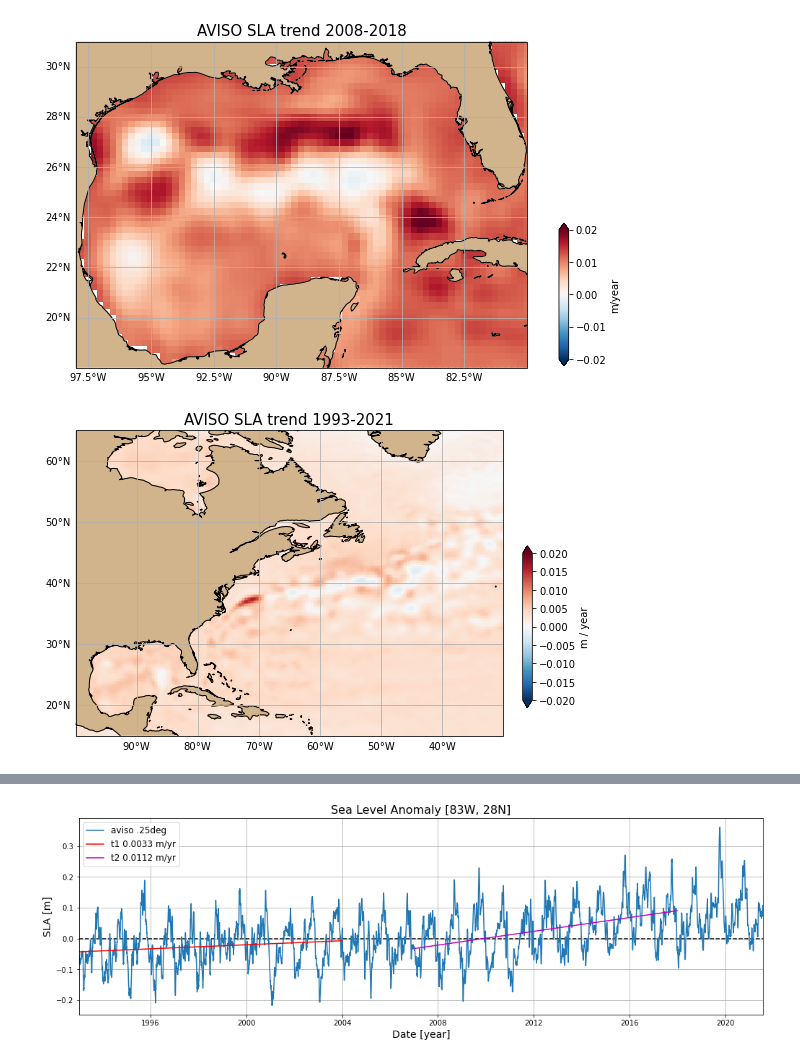
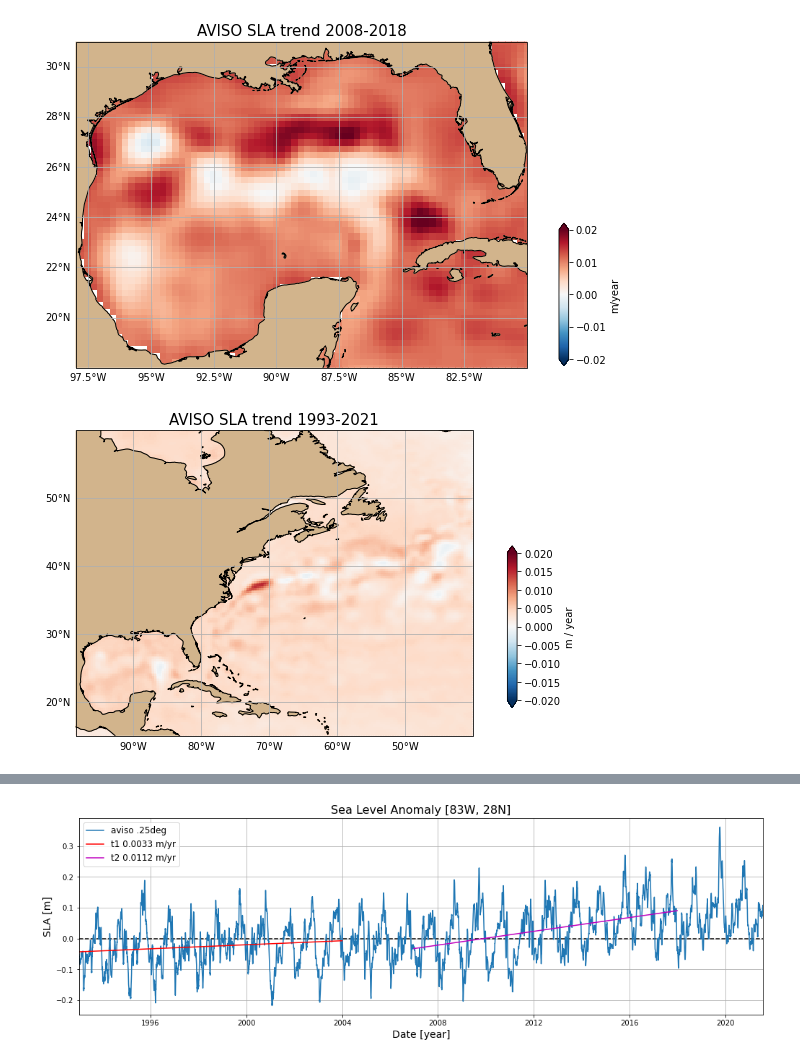
Before and after one commit to jakesteinberg/nasa_ostst, a Jupyter notebook: tide_gauge.ipynb, the cells around one changed output, grey strips where cells are left out. Saved outputs shown, nothing was run; the diff lists cells and outputs as text; code cells hidden in the pictures.

```diff
--- a/tide_gauge.ipynb
+++ b/tide_gauge.ipynb
@@ -178,26 +198,32 @@ avsla_raw = av_tot.sla
 # -- remove spatial mean from each time
 # avsla_raw = avsla_raw - msl
 # -- remove time mean (if generating master time series plot )
-avsla_raw_mean = avsla_raw.sel(time=slice("1993-01-01", "2017-12-31")).mean(dim='time')
+avsla_raw_mean = avsla_raw.sel(time=slice("1993-01-01", "2021-08-02")).mean(dim='time')
 avsla_raw = avsla_raw - avsla_raw_mean
 # -- extract times
-avsla_trend_time_1 = av_tot.time.sel(time=slice("1993-01-01", "2003-12-31"))
-avsla_trend_time_2 = av_tot.time.sel(time=slice("2008-01-01", "2017-12-31"))
-avsla_trend_time_tot = av_tot.time.sel(time=slice("1993-01-01", "2019-12-31"))
+avsla_trend_time_1 = av_tot.time.sel(time=slice("1993-01-01", "2002-12-31"))   # oldest ten
+avsla_trend_time_2 = av_tot.time.sel(time=slice("2008-01-01", "2017-12-31"))   # ecco ten
+avsla_trend_time_3 = av_tot.time.sel(time=slice("2012-06-01", "2021-06-30"))   # newest ten
+avsla_trend_time_tot = av_tot.time.sel(time=slice("1993-01-01", "2021-08-02")) # total
 # -- extract sla over desired times
-avsla_raw_1 = avsla_raw.sel(time=slice("1993-01-01", "2003-12-31"))
+avsla_raw_1 = avsla_raw.sel(time=slice("1993-01-01", "2002-12-31"))
 avsla_raw_2 = avsla_raw.sel(time=slice("2008-01-01", "2017-12-31"))
 avsla_raw_2_mean = avsla_raw_2.mean(dim='time')
 avsla_raw_2_a = avsla_raw_2 - avsla_raw_2_mean
-
-avsla_raw_tot = avsla_raw.sel(time=slice("1993-01-01", "2019-12-31"))
+avsla_raw_3 = avsla_raw.sel(time=slice("2012-06-30", "2021-06-30"))
+avsla_raw_tot = avsla_raw.sel(time=slice("1993-01-01", "2021-08-02"))
+avsla_raw_tot_mean = avsla_raw_tot.mean(dim='time')
+avsla_raw_tot_a = avsla_raw_tot - avsla_raw_tot_mean
 # -- trend fit over desired times
 pavsla_1 = avsla_raw_1.polyfit(dim='time', deg=1)
 pavsla_2 = avsla_raw_2_a.polyfit(dim='time', deg=1) # fitting the anomaly here!
+pavsla_3 = avsla_raw_3.polyfit(dim='time', deg=1)
 pavsla_tot = avsla_raw_tot.polyfit(dim='time', deg=1)
 aviso_1_sla_trend = pavsla_1.polyfit_coefficients.isel(degree=0)*1e9*60*60*24*365
 aviso_2_sla_trend = pavsla_2.polyfit_coefficients.isel(degree=0)*1e9*60*60*24*365
+aviso_3_sla_trend = pavsla_3.polyfit_coefficients.isel(degree=0)*1e9*60*60*24*365
 aviso_tot_sla_trend = pavsla_tot.polyfit_coefficients.isel(degree=0)*1e9*60*60*24*365
 
 avsla_trend_1 = xr.polyval(avsla_raw_1['time'], pavsla_1.polyfit_coefficients)
 avsla_trend_2 = xr.polyval(avsla_raw_2['time'], pavsla_2.polyfit_coefficients)
+avsla_trend_3 = xr.polyval(avsla_raw_3['time'], pavsla_3.polyfit_coefficients)
@@ -204,17 +233,16 @@ avsla_trend_2 = xr.polyval(avsla_raw_2['time'], pavsla_2.polyfit_coefficients)
 # %%
 clim = [-0.02, 0.02];
 colMap = plt.get_cmap('RdBu_r');
 f, ax1 = plt.subplots(1,1,figsize=(9,5), subplot_kw={'projection':ccrs.PlateCarree(central_longitude=0)})
 Kc = ax1.pcolor(av_tot.longitude,av_tot.latitude,aviso_tot_sla_trend, \
             vmin=clim[0],vmax=clim[-1], cmap=colMap,transform=ccrs.PlateCarree());
 ax1.add_feature(cartopy.feature.LAND, color='#D2B48C',zorder=1); ax1.coastlines()
 gl = ax1.gridlines(draw_labels=True); gl.xlabels_top = False; gl.ylabels_right = False;
-# ax1.set_xlim([-102,-70]); ax1.set_ylim([17,35]);
-ax1.set_xlim([-100,-30]); ax1.set_ylim([15,65]);
+ax1.set_xlim([-98.5,-40]); ax1.set_ylim([15,60]);
 ax1.set_title('AVISO SLA trend 1993-2021',fontsize=15)
 cbpos = [0.86, 0.15, 0.015, 0.45]; cax = f.add_axes(cbpos);
 cb = f.colorbar(Kc, cax=cax, orientation='vertical', extend='both', label='m / year')
 plt.tight_layout()
-f.savefig('/Users/jakesteinberg/Documents/NASA_OSTST/meetings/2022_04_20/GOM_aviso_trend_natl_full.jpg', dpi=350)
+# f.savefig('/Users/jakesteinberg/Documents/NASA_OSTST/meetings/2022_04_20/GOM_aviso_trend_natl_full.jpg', dpi=350)
 # %% [output]
-[figure, old version]
+[figure, new version]
```
Also changed, not shown: parts of 10 cells of this notebook, 4 other files.
